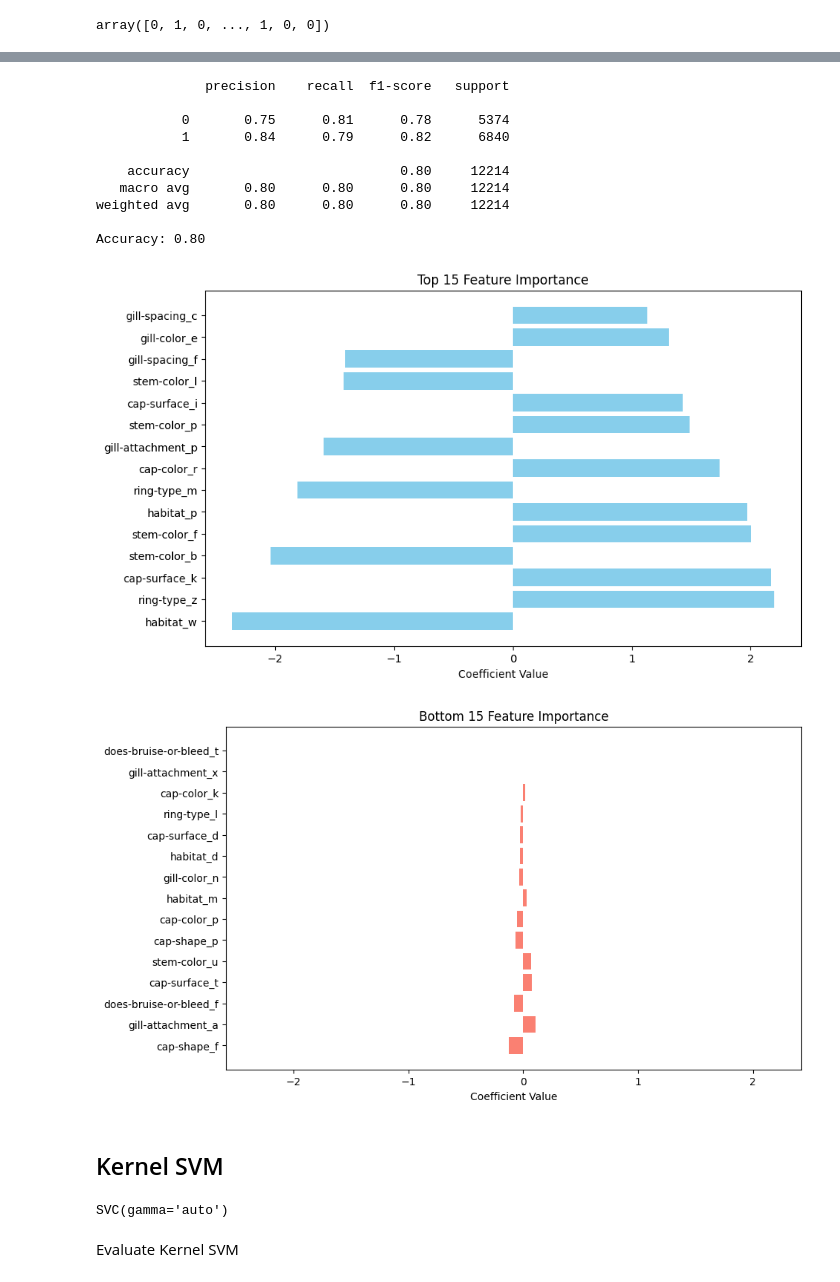
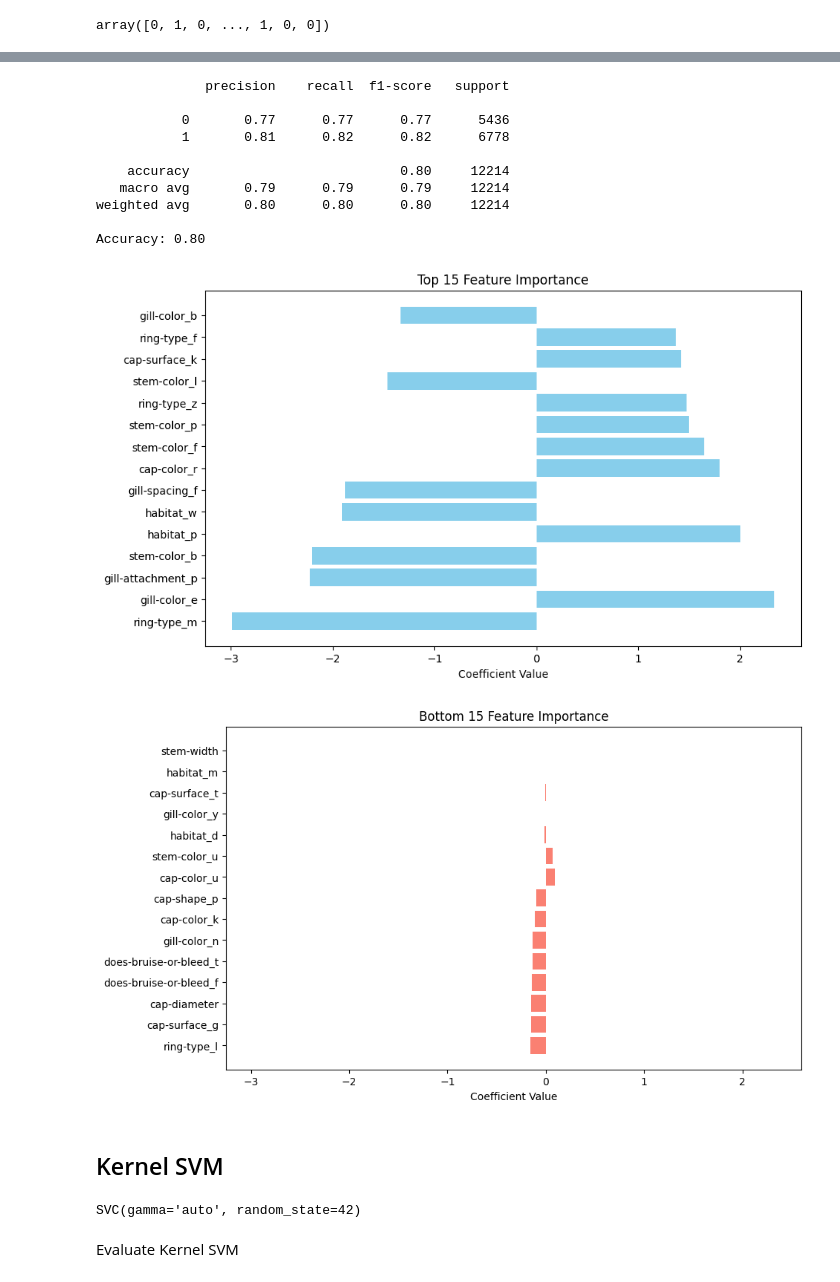
Before and after one commit to GerardoG2/PoisonMushroomClassifier, a Jupyter notebook: Notebooks/SVM.ipynb, the cells around one changed output, grey strips where cells are left out. Drawn from its saved outputs; the diff is of its cells as text; code cells hidden in the pictures.

```diff
--- a/Notebooks/SVM.ipynb
+++ b/Notebooks/SVM.ipynb
@@ -293,6 +480,3 @@ processed_train_df, processed_test_df, encoders = preprocess_mushroom_data(temp_
-# %%
-# get x_train, x_test, y_train, y_test
-X_train =
 # %%
 # build linear svm with hinge loss
 from sklearn.svm import LinearSVC
@@ -357,11 +541,11 @@ print(f'Accuracy: {accuracy:.2f}')
 # %% [output]
               precision    recall  f1-score   support
 
-           0       0.75      0.81      0.78      5374
-           1       0.84      0.79      0.82      6840
+           0       0.77      0.77      0.77      5436
+           1       0.81      0.82      0.82      6778
 
     accuracy                           0.80     12214
-   macro avg       0.80      0.80      0.80     12214
+   macro avg       0.79      0.79      0.79     12214
 weighted avg       0.80      0.80      0.80     12214
 
 Accuracy: 0.80
@@ -395,10 +579,10 @@ def plot_feature_importance(model, feature_names, top_n=15):
     plt.show()
 # %%
 # plot coefficients
-plot_feature_importance(linear_svm, X.columns, top_n=15)
+plot_feature_importance(linear_svm, X_train.columns, top_n=15)
 # %% [output]
-[figure, old version]
+[figure, new version]
-[figure, old version]
+[figure, new version]
 # %% [markdown]
 ## Kernel SVM
 # %%
@@ -406,7 +590,7 @@ from sklearn.svm import SVC
 clf_rbf = SVC(kernel='rbf', gamma = 'auto', C = 1.0, random_state=42)
 clf_rbf.fit(X_train, y_train)
 # %% [output]
-SVC(gamma='auto')
+SVC(gamma='auto', random_state=42)
 # %% [markdown]
 Evaluate Kernel SVM
 # %%
```
Also changed, not shown: parts of 30 cells of this notebook.
